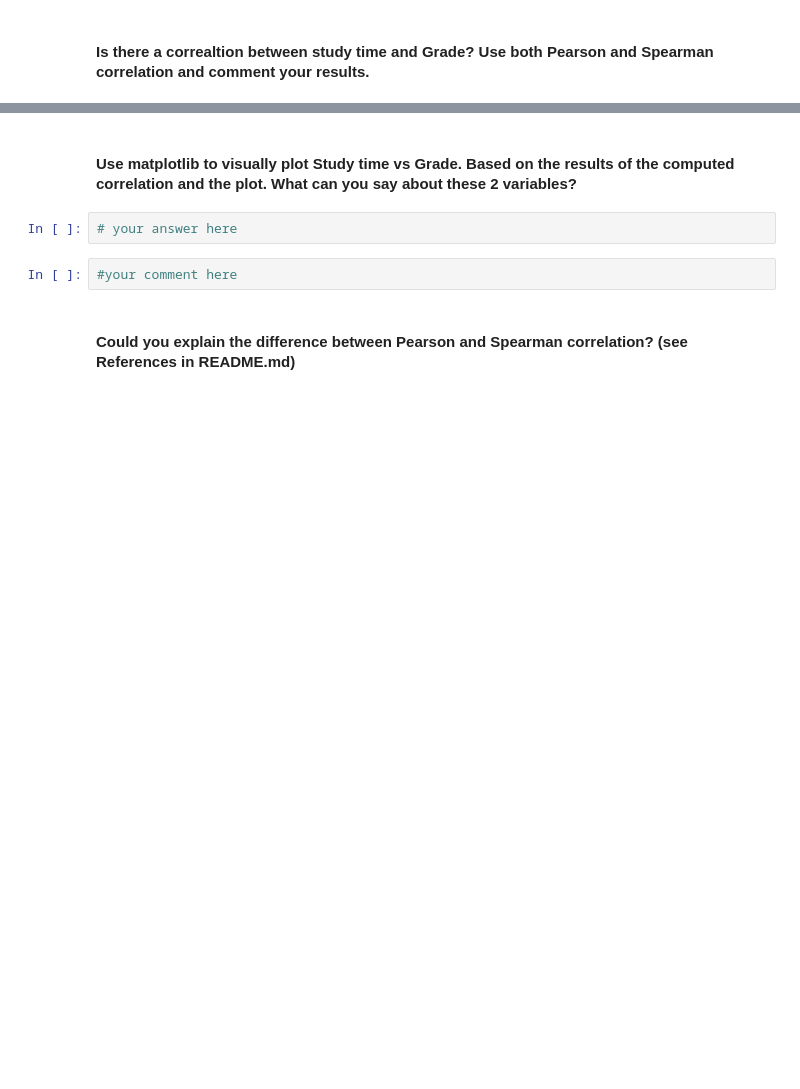
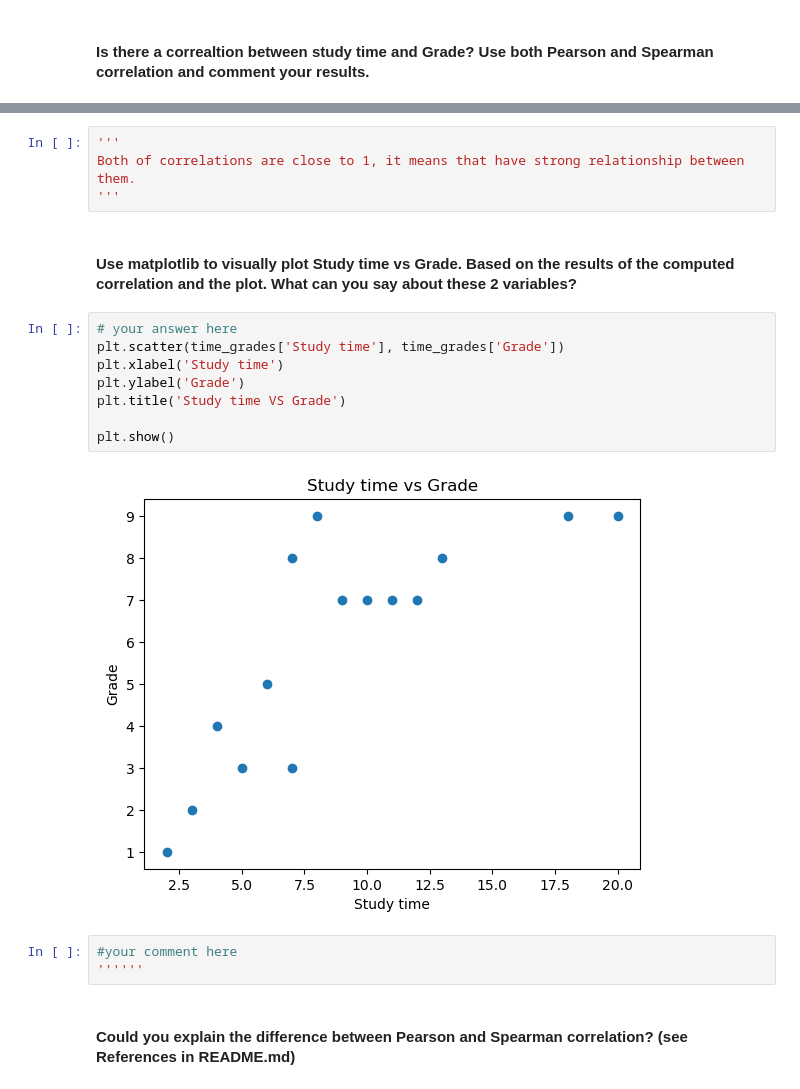
Before and after one commit to Ironhack-Data-Madrid-Abril-2023/5.1-lab_pivot_table_and_correlation, a Jupyter notebook: your_code/main.ipynb, the cells around one changed output, grey strips where cells are left out. Drawn from its saved outputs; the diff is of its cells as text; blank space fills up the shorter version.

Commit message:
5.1-lab_pivot_table_and_correlation_C3

```diff
--- a/your_code/main.ipynb
+++ b/your_code/main.ipynb
@@ -382,9 +420,22 @@ Name: Steps, dtype: float64
+# %%
+'''
+Both of correlations are close to 1, it means that have strong relationship between them.
+'''
 # %% [markdown]
 #### Use matplotlib to visually plot Study time vs Grade. Based on the results of the computed correlation and the plot. What can you say about these 2 variables?
+# %%
+# your answer here
+plt.scatter(time_grades['Study time'], time_grades['Grade'])
+plt.xlabel('Study time')
+plt.ylabel('Grade')
+plt.title('Study time VS Grade')
+
+plt.show()
+# %% [output]
+[figure, added]
 # %%
-# your answer here
+#your comment here
+''''''
-# %%
-#your comment here
 # %% [markdown]
 #### Could you explain the difference between Pearson and Spearman correlation? (see References in README.md)
 # %%
```
Also changed, not shown: parts of 7 cells of this notebook.
